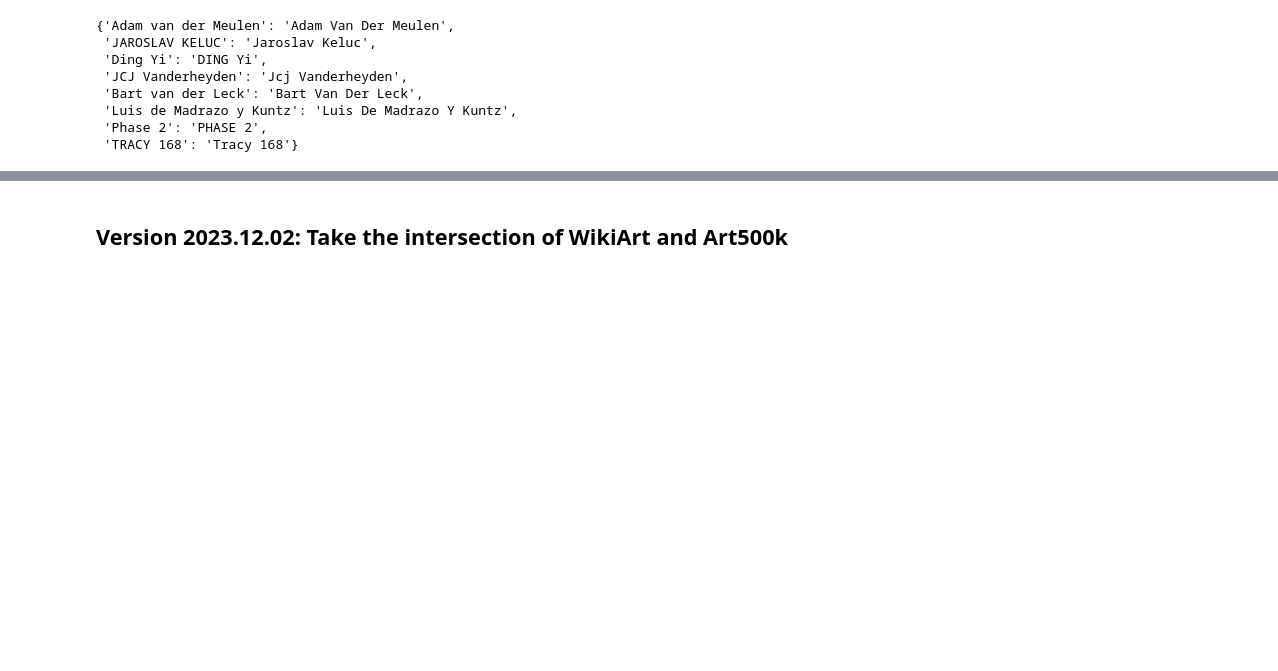
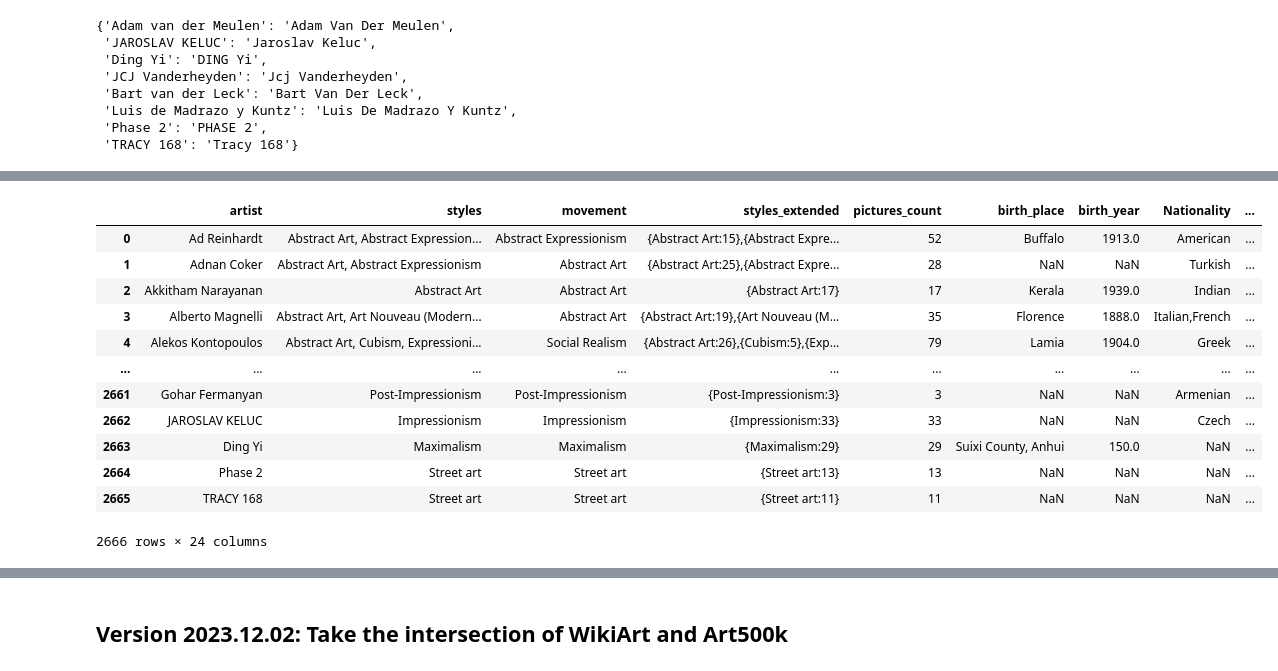
Before and after one commit to me9hanics/PainterPalette, a Jupyter notebook: datasets_notebook.ipynb, the cells around one changed output, grey strips where cells are left out. Cells and saved outputs as stored; diff of their text form; code cells hidden in the pictures; blank space fills up the shorter version.

```diff
--- a/datasets_notebook.ipynb
+++ b/datasets_notebook.ipynb
@@ -268,6 +271,8 @@ for index, row in subset.iterrows():
     if painter not in painter_name_pairs_dict.keys(): #Cautions, theoretically this should always happen
         painter_name_pairs_dict[painter] = subset.loc[index, '"Best" Art500k pair']
 
-painter_name_pairs_dict.update({"Chang Dai-chien": "Chang Dai Chien", "Félix Del Marle":"F Lix Del Marle", "Roger Bissière":"Roger Bissi Re","Jacques Hérold": "Jacques H Rold", "YiFei Chen": "Yifei Chen", "M.C. Escher": "M C Escher", "Hong Song-dam": "Hong Song Dam", "Mestre Ataíde": "Mestre Ata De", "Li Yuan-chia":"Li Yuan Chia", "José Luzán": "Jose Luzan"})
+painter_name_pairs_dict.update({"Chang Dai-chien": "Chang Dai Chien", "Félix Del Marle":"F Lix Del Marle", "Roger Bissière":"Roger Bissi Re",
+                                "Jacques Hérold": "Jacques H Rold", "YiFei Chen": "Yifei Chen", "M.C. Escher": "M C Escher",
+                                "Hong Song-dam": "Hong Song Dam", "Mestre Ataíde": "Mestre Ata De", "Li Yuan-chia":"Li Yuan Chia", "José Luzán": "Jose Luzan"})
 del painter_name_pairs_dict['Jacob Collins']
 del painter_name_pairs_dict['Michael Bell']
@@ -277,0 +294,5 @@ painter_name_pairs_dict["Robert De Niro, Sr."]
+# %%
+painter_name_pairs_dict.update({"Richard Caton Woodville Sr.": "Richard Caton Woodville", "António de Carvalho da Silva Porto": "Ant Nio De Carvalho Da Silva Porto", "Jean-Joseph-Xavier Bidauld":"Jean-Joseph-Xavier Bidauld (French", "Pieter Saenredam":"Jan Pietersz Saenredam", "Shin Yoon-bok":"Sin Yun-bok",
+                                "Jindrich Styrsky": "Jindřich Štyrský", "George Philip Reinagle":"Philip Reinagle", "Ralph Blakelock":"Ralph Albert Blakelock", "Frances Macdonald": "Frances Macdonald Macnair","Pellizza da Volpedo":"Giuseppe Pellizza da Volpedo", "Raimundo de Madrazo":"Raimundo de Madrazo y Garreta",
+                                "Edward Robert Hughes":"Edward Hughes","Elenore Abbott":"Elenore Plaisted Abbott", "C. R. W. Nevinson":"Christopher R. W. Nevinson", "Il Sassetta (Stefano di Giovanni)":"Stefano di Giovanni", "Rafael García Hispaleto (El Hispaleto)":"Rafael García y García. Hispaleto",
+                                "Alexei Korzukhin": "Aleksey Ivanovich Korzukhin", "Charles-Andre van Loo (Carle van Loo)":"Charles-André van Loo","Herbert Gustave Schmalz (Herbert Carmichael)":"Herbert Gustave Schmalz", "Lubo Kristek":"Lubo Kristek In Landsberg"})
@@ -296,0 +322,7 @@ painter_lowercase_pairs
+# %%
+painter_name_pairs_dict.update(painter_lowercase_pairs)
+for key, value in painter_name_pairs_dict.items():
+    if key not in artists_A['artist'].str.strip().values:
+        print(key, "not in artists_A")
+    if value not in art500k_artists['artist'].str.strip().values:
+        print(value, "not in art500k_artists")
@@ -296,0 +351,21 @@ painter_lowercase_pairs
+# %%
+for key, value in painter_name_pairs_dict.items():
+    wikiart_artist_df = artists_A[artists_A['artist'] == key]; art500k_artist_df = art500k_artists[art500k_artists['artist'] == value]
+    columns_list_W = artists_A.columns.tolist(); columns_list_A = art500k_artists.columns.tolist()[1:]
+    combined_df = pd.concat([wikiart_artist_df[columns_list_W].reset_index(), art500k_artist_df[columns_list_A].reset_index()],  axis=1).drop(columns=['index'])
+    artists = pd.concat([artists, combined_df], axis=0).reset_index(drop=True)
+artists
+# %% [output]
+|  | artist | styles | movement | styles_extended | pictures_count | birth_place | birth_year | Nationality | ... |
+| 0 | Ad Reinhardt | Abstract Art, Abstract Expression... | Abstract Expressionism | {Abstract Art:15},{Abstract Expre... | 52 | Buffalo | 1913.0 | American | ... |
+| 1 | Adnan Coker | Abstract Art, Abstract Expressionism | Abstract Art | {Abstract Art:25},{Abstract Expre... | 28 | NaN | NaN | Turkish | ... |
+| 2 | Akkitham Narayanan | Abstract Art | Abstract Art | {Abstract Art:17} | 17 | Kerala | 1939.0 | Indian | ... |
+| 3 | Alberto Magnelli | Abstract Art, Art Nouveau (Modern... | Abstract Art | {Abstract Art:19},{Art Nouveau (M... | 35 | Florence | 1888.0 | Italian,French | ... |
+| 4 | Alekos Kontopoulos | Abstract Art, Cubism, Expressioni... | Social Realism | {Abstract Art:26},{Cubism:5},{Exp... | 79 | Lamia | 1904.0 | Greek | ... |
+| ... | ... | ... | ... | ... | ... | ... | ... | ... | ... |
+| 2661 | Gohar Fermanyan | Post-Impressionism | Post-Impressionism | {Post-Impressionism:3} | 3 | NaN | NaN | Armenian | ... |
+| 2662 | JAROSLAV KELUC | Impressionism | Impressionism | {Impressionism:33} | 33 | NaN | NaN | Czech | ... |
+| 2663 | Ding Yi | Maximalism | Maximalism | {Maximalism:29} | 29 | Suixi County, Anhui | 150.0 | NaN | ... |
+| 2664 | Phase 2 | Street art | Street art | {Street art:13} | 13 | NaN | NaN | NaN | ... |
+| 2665 | TRACY 168 | Street art | Street art | {Street art:11} | 11 | NaN | NaN | NaN | ... |
+2666 rows × 24 columns
```
Also changed, not shown: parts of 15 cells of this notebook.
